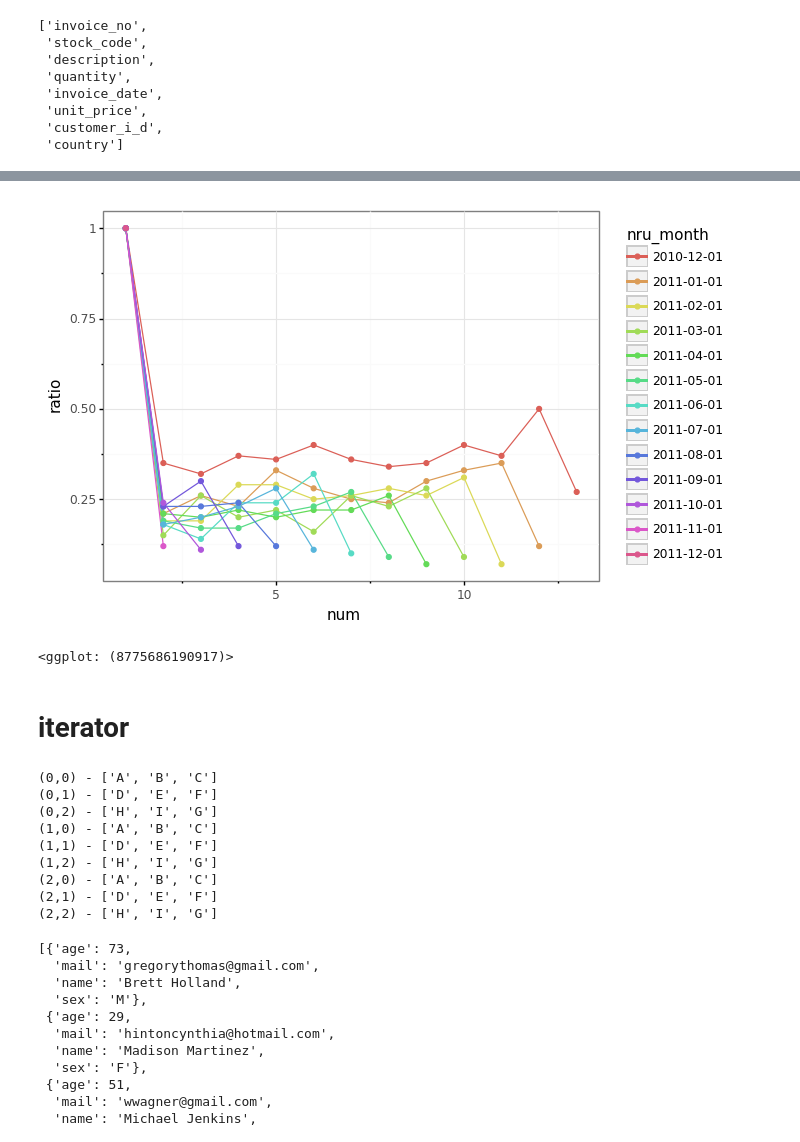
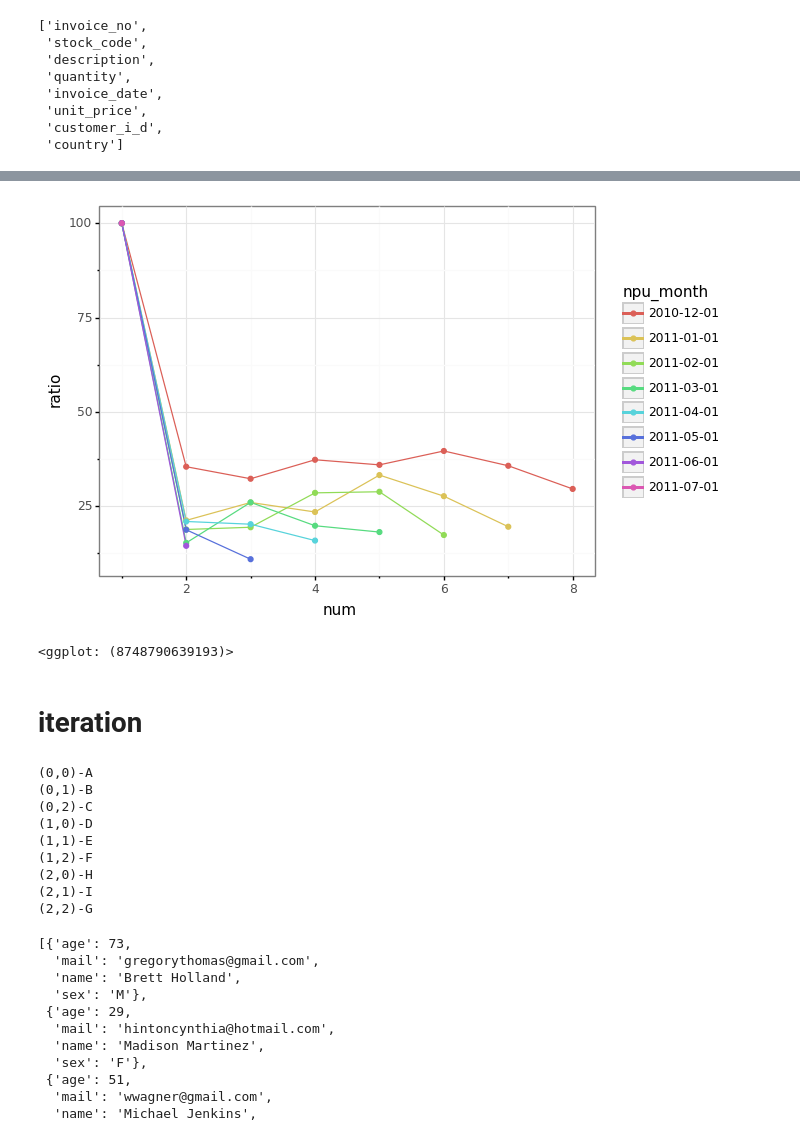
Before and after one commit to aworklab/everydayPython, a Jupyter notebook: ex_20220726.ipynb, the cells around one changed output, grey strips where cells are left out. Saved outputs shown, nothing was run; the diff lists cells and outputs as text; code cells hidden in the pictures.

```diff
--- a/ex_20220726.ipynb
+++ b/ex_20220726.ipynb
@@ -98,3 +92,0 @@ df.head()
-# %%
-df = df.sort_values(['id', 'month'], ascending = [1,0])
-df.head()
@@ -108,25 +104,23 @@ df.head()
 # %%
-list_pu = df.groupby(['id', 'month'])['rev'].sum().reset_index().sort_values(['id', 'month'])
-list_npu = list_pu.groupby(['id']).first().reset_index()
+list_pu = df.groupby(['id', 'month'])['rev'].sum().reset_index().sort_values(['id', 'month'], ascending = [1,1])
+list_npu = list_pu.groupby('id').first().reset_index()
 list_mon = list_npu['month'].sort_values().unique()
 # %%
 for mon in list_mon :
 
   temp_npu = list_npu[list_npu['month'] == mon]
   temp_pu = list_pu[list_pu['id'].isin(temp_npu['id'])]
-  temp = temp_pu.groupby(['month'])['rev'].count().reset_index().rename(columns = {'rev':'pu'})
-  temp = temp.sort_values(['month'], ascending = True)
-  temp = temp.assign(nru_month = mon,
-              num = temp['month'].rank(),
-              ratio = lambda x : round(x['pu']/x['pu'].max(),2)
-              )
-  temp = temp.reindex(columns = ['nru_month', 'month','num', 'pu', 'ratio'])
+  temp = temp_pu.groupby(['month'])['id'].count().reset_index().rename(columns = {'id':'pu'})
+  temp = temp.assign(npu_month = mon,
+                     num = temp['month'].rank(),
+                     ratio = lambda x : round(x['pu']/x['pu'].max()*100,2))
+  temp = temp.reindex(columns = ['npu_month', 'num', 'pu','ratio'])
 
   if mon == list_mon[0] :
     res = temp
   else :
     res = pd.concat([res, temp], axis = 0)
 
-res['nru_month'] = res['nru_month'].astype(str)
-res.sort_values(['nru_month', 'num'])
+res['npu_month'] = res['npu_month'].astype(str)
+res.head()
 # %% [output]
@@ -146,30 +133,30 @@ res.sort_values(['nru_month', 'num'])
 # %%
 (
-    ggplot(res, aes('num', 'ratio', color = 'nru_month')) +
+    ggplot(res, aes('num', 'ratio', color = 'npu_month')) +
     gg.geom_line() +
     gg.geom_point() +
     gg.theme_bw()
 )
 # %% [output]
-[figure, old version]
+[figure, new version]
-<ggplot: (8775686190917)>
+<ggplot: (8748790639193)>
 # %% [markdown]
-# iterator
+# iteration
 # %%
 mat = [list('ABC'), list('DEF'), list('HIG')]
 for r, rows in enumerate(mat) :
-  for c, letter in enumerate(mat) :
-    print(f'({r},{c}) - {letter}')
+  for c, letter in enumerate(rows) :
+    print(f'({r},{c})-{letter}')
 # %% [output]
-(0,0) - ['A', 'B', 'C']
-(0,1) - ['D', 'E', 'F']
-(0,2) - ['H', 'I', 'G']
-(1,0) - ['A', 'B', 'C']
-(1,1) - ['D', 'E', 'F']
-(1,2) - ['H', 'I', 'G']
-(2,0) - ['A', 'B', 'C']
-(2,1) - ['D', 'E', 'F']
-(2,2) - ['H', 'I', 'G']
+(0,0)-A
+(0,1)-B
+(0,2)-C
+(1,0)-D
+(1,1)-E
+(1,2)-F
+(2,0)-H
+(2,1)-I
+(2,2)-G
 # %%
 users = [{'mail': 'gregorythomas@gmail.com', 'name': 'Brett Holland', 'sex': 'M', 'age': 73},
  {'mail': 'hintoncynthia@hotmail.com', 'name': 'Madison Martinez', 'sex': 'F', 'age': 29},
```
Also changed, not shown: parts of 15 cells of this notebook.
